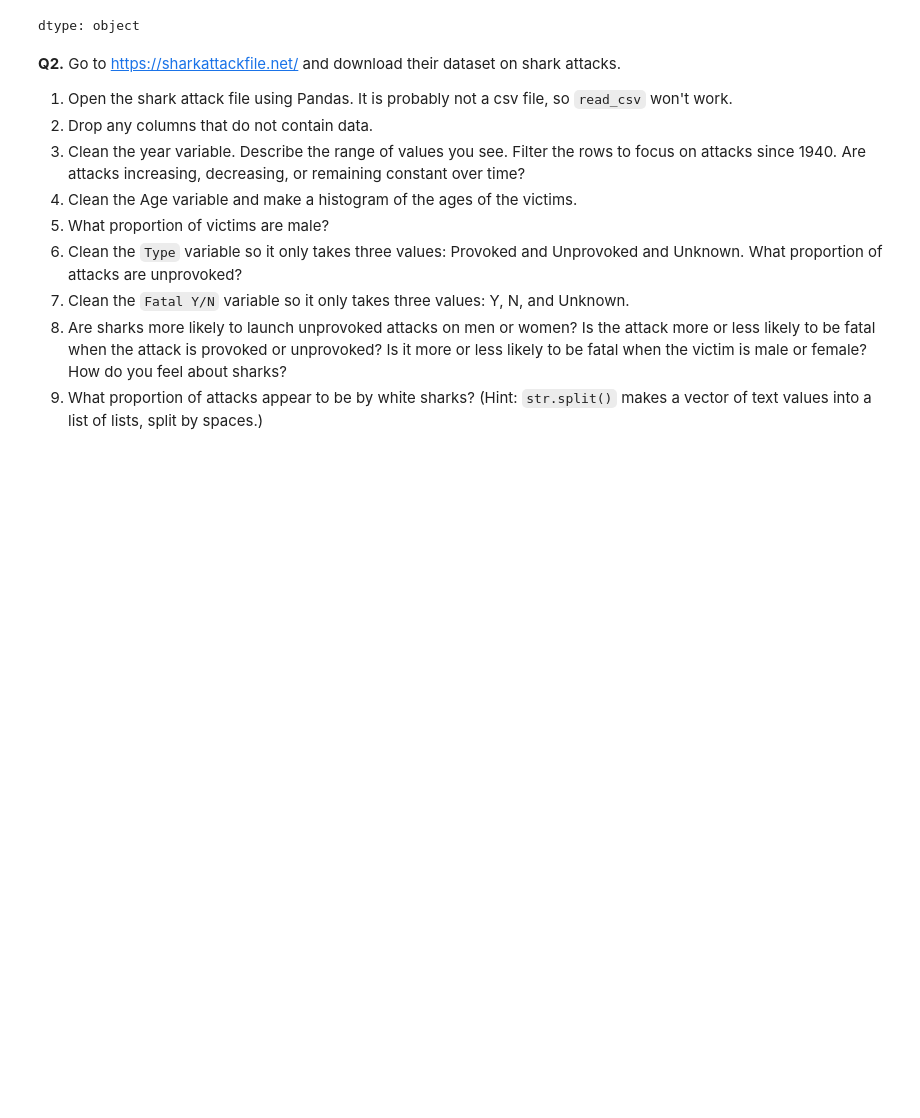
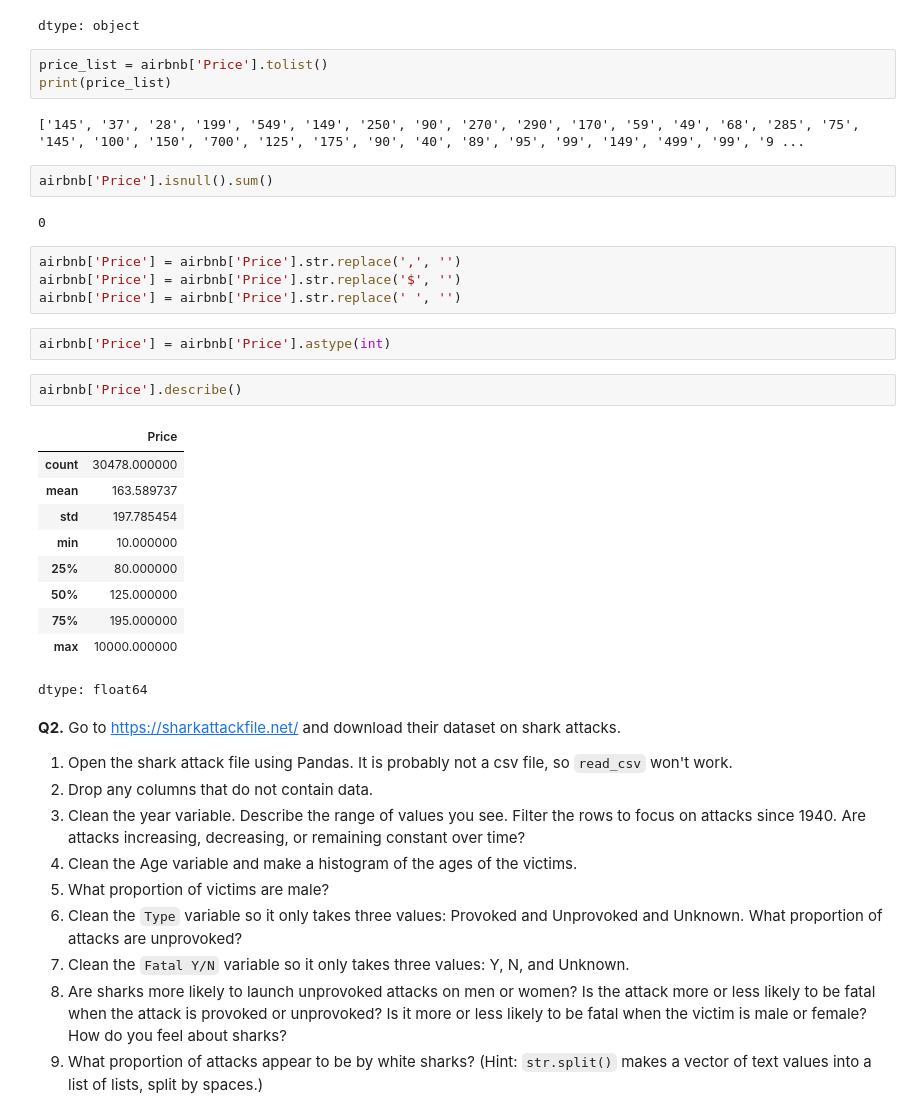
Before and after one commit to aileenkent/wrangling, a Jupyter notebook: assignment/assignment.ipynb, the cells around one changed output. Cells and saved outputs as stored; diff of their text form; blank space fills up the shorter version.

Commit message:
Price wrangling

```diff
--- a/assignment/assignment.ipynb
+++ b/assignment/assignment.ipynb
@@ -33,6 +33,34 @@ airbnb['Price'].describe()
 | top | 150 |
 | freq | 1481 |
 dtype: object
+# %%
+price_list = airbnb['Price'].tolist()
+print(price_list)
+# %% [output]
+['145', '37', '28', '199', '549', '149', '250', '90', '270', '290', '170', '59', '49', '68', '285', '75', '145', '100', '150', '700', '125', '175', '90', '40', '89', '95', '99', '149', '499', '99', '9 ...
+# %%
+airbnb['Price'].isnull().sum()
+# %% [output]
+0
+# %%
+airbnb['Price'] = airbnb['Price'].str.replace(',', '')
+airbnb['Price'] = airbnb['Price'].str.replace('$', '')
+airbnb['Price'] = airbnb['Price'].str.replace(' ', '')
+# %%
+airbnb['Price'] = airbnb['Price'].astype(int)
+# %%
+airbnb['Price'].describe()
+# %% [output]
+|  | Price |
+| count | 30478.000000 |
+| mean | 163.589737 |
+| std | 197.785454 |
+| min | 10.000000 |
+| 25% | 80.000000 |
+| 50% | 125.000000 |
+| 75% | 195.000000 |
+| max | 10000.000000 |
+dtype: float64
 # %% [markdown]
 **Q2.** Go to https://sharkattackfile.net/ and download their dataset on shark attacks.
 
```
